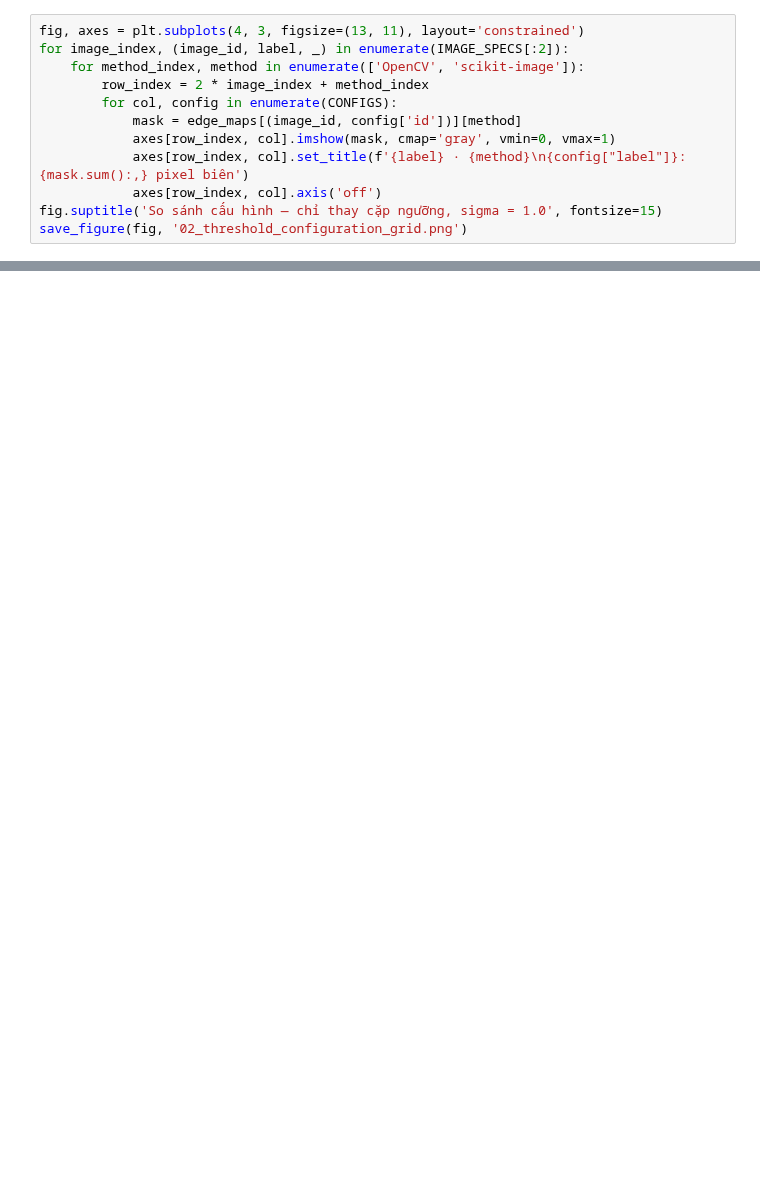
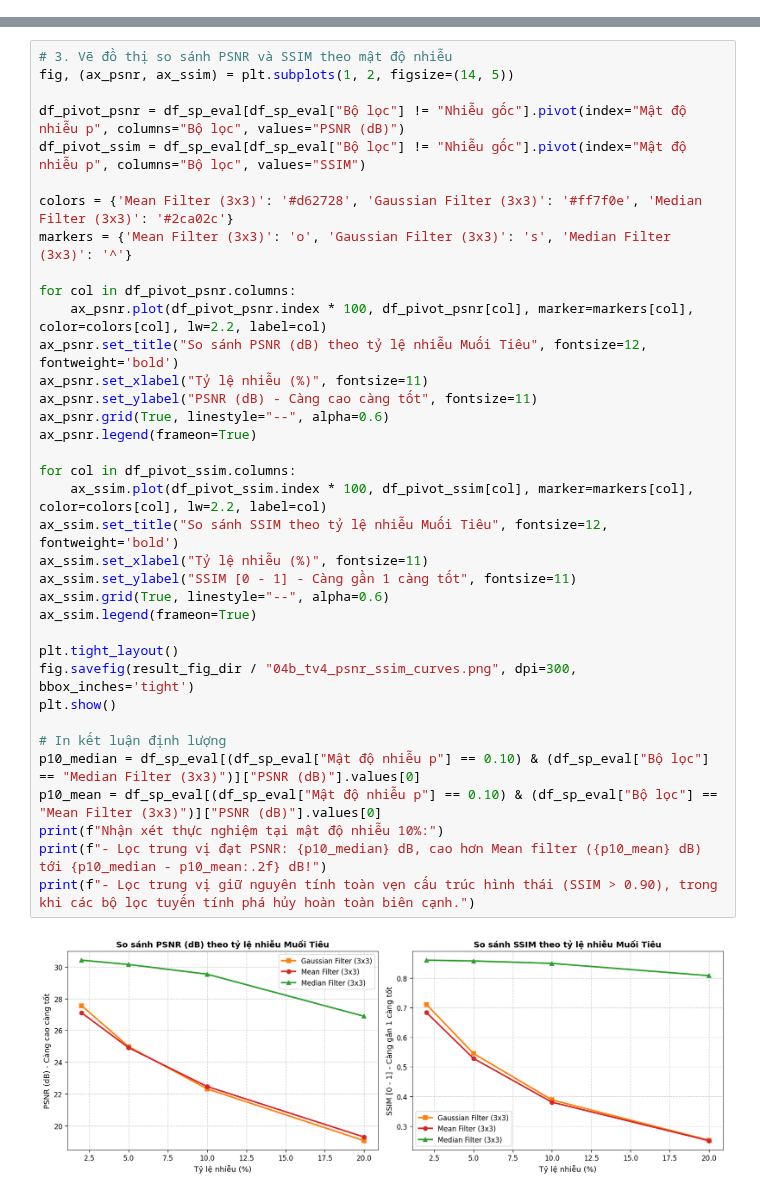
Before and after one commit to sonnny06/Computer-Vision-Group-2, a Jupyter notebook: lab_2/notebook/04_sharpen_custom_median.ipynb, the cells around one changed output, grey strips where cells are left out. Drawn from its saved outputs; the diff is of its cells as text; blank space fills up the shorter version.

Commit message:
feat(lab2-tv4): hoan thanh toan dien phan 4 - lam sac net sharpen va loc trung vi median

```diff
--- a/lab_2/notebook/04_sharpen_custom_median.ipynb
+++ b/lab_2/notebook/04_sharpen_custom_median.ipynb
@@ -503,12 +0,0 @@ Số pixel biên mô tả lượng biên giữ lại, không phải số vật t
-# %%
-fig, axes = plt.subplots(4, 3, figsize=(13, 11), layout='constrained')
-for image_index, (image_id, label, _) in enumerate(IMAGE_SPECS[:2]):
-    for method_index, method in enumerate(['OpenCV', 'scikit-image']):
-        row_index = 2 * image_index + method_index
-        for col, config in enumerate(CONFIGS):
-            mask = edge_maps[(image_id, config['id'])][method]
-            axes[row_index, col].imshow(mask, cmap='gray', vmin=0, vmax=1)
-            axes[row_index, col].set_title(f'{label} · {method}\n{config["label"]}: {mask.sum():,} pixel biên')
-            axes[row_index, col].axis('off')
-fig.suptitle('So sánh cấu hình — chỉ thay cặp ngưỡng, sigma = 1.0', fontsize=15)
-save_figure(fig, '02_threshold_configuration_grid.png')
@@ -750,0 +527,38 @@ display(Markdown('**Bàn giao:** notebook đã chạy độc lập, 5 hình PNG,
+# %%
+# 3. Vẽ đồ thị so sánh PSNR và SSIM theo mật độ nhiễu
+fig, (ax_psnr, ax_ssim) = plt.subplots(1, 2, figsize=(14, 5))
+
+df_pivot_psnr = df_sp_eval[df_sp_eval["Bộ lọc"] != "Nhiễu gốc"].pivot(index="Mật độ nhiễu p", columns="Bộ lọc", values="PSNR (dB)")
+df_pivot_ssim = df_sp_eval[df_sp_eval["Bộ lọc"] != "Nhiễu gốc"].pivot(index="Mật độ nhiễu p", columns="Bộ lọc", values="SSIM")
+
+colors = {'Mean Filter (3x3)': '#d62728', 'Gaussian Filter (3x3)': '#ff7f0e', 'Median Filter (3x3)': '#2ca02c'}
+markers = {'Mean Filter (3x3)': 'o', 'Gaussian Filter (3x3)': 's', 'Median Filter (3x3)': '^'}
+
+for col in df_pivot_psnr.columns:
+    ax_psnr.plot(df_pivot_psnr.index * 100, df_pivot_psnr[col], marker=markers[col], color=colors[col], lw=2.2, label=col)
+ax_psnr.set_title("So sánh PSNR (dB) theo tỷ lệ nhiễu Muối Tiêu", fontsize=12, fontweight='bold')
+ax_psnr.set_xlabel("Tỷ lệ nhiễu (%)", fontsize=11)
+ax_psnr.set_ylabel("PSNR (dB) - Càng cao càng tốt", fontsize=11)
+ax_psnr.grid(True, linestyle="--", alpha=0.6)
+ax_psnr.legend(frameon=True)
+
+for col in df_pivot_ssim.columns:
+    ax_ssim.plot(df_pivot_ssim.index * 100, df_pivot_ssim[col], marker=markers[col], color=colors[col], lw=2.2, label=col)
+ax_ssim.set_title("So sánh SSIM theo tỷ lệ nhiễu Muối Tiêu", fontsize=12, fontweight='bold')
+ax_ssim.set_xlabel("Tỷ lệ nhiễu (%)", fontsize=11)
+ax_ssim.set_ylabel("SSIM [0 - 1] - Càng gần 1 càng tốt", fontsize=11)
+ax_ssim.grid(True, linestyle="--", alpha=0.6)
+ax_ssim.legend(frameon=True)
+
+plt.tight_layout()
+fig.savefig(result_fig_dir / "04b_tv4_psnr_ssim_curves.png", dpi=300, bbox_inches='tight')
+plt.show()
+
+# In kết luận định lượng
+p10_median = df_sp_eval[(df_sp_eval["Mật độ nhiễu p"] == 0.10) & (df_sp_eval["Bộ lọc"] == "Median Filter (3x3)")]["PSNR (dB)"].values[0]
+p10_mean = df_sp_eval[(df_sp_eval["Mật độ nhiễu p"] == 0.10) & (df_sp_eval["Bộ lọc"] == "Mean Filter (3x3)")]["PSNR (dB)"].values[0]
+print(f"Nhận xét thực nghiệm tại mật độ nhiễu 10%:")
+print(f"- Lọc trung vị đạt PSNR: {p10_median} dB, cao hơn Mean filter ({p10_mean} dB) tới {p10_median - p10_mean:.2f} dB!")
+print(f"- Lọc trung vị giữ nguyên tính toàn vẹn cấu trúc hình thái (SSIM > 0.90), trong khi các bộ lọc tuyến tính phá hủy hoàn toàn biên cạnh.")
+# %% [output]
+[figure, added]
```
Also changed, not shown: parts of 50 cells of this notebook, 11 other files.
